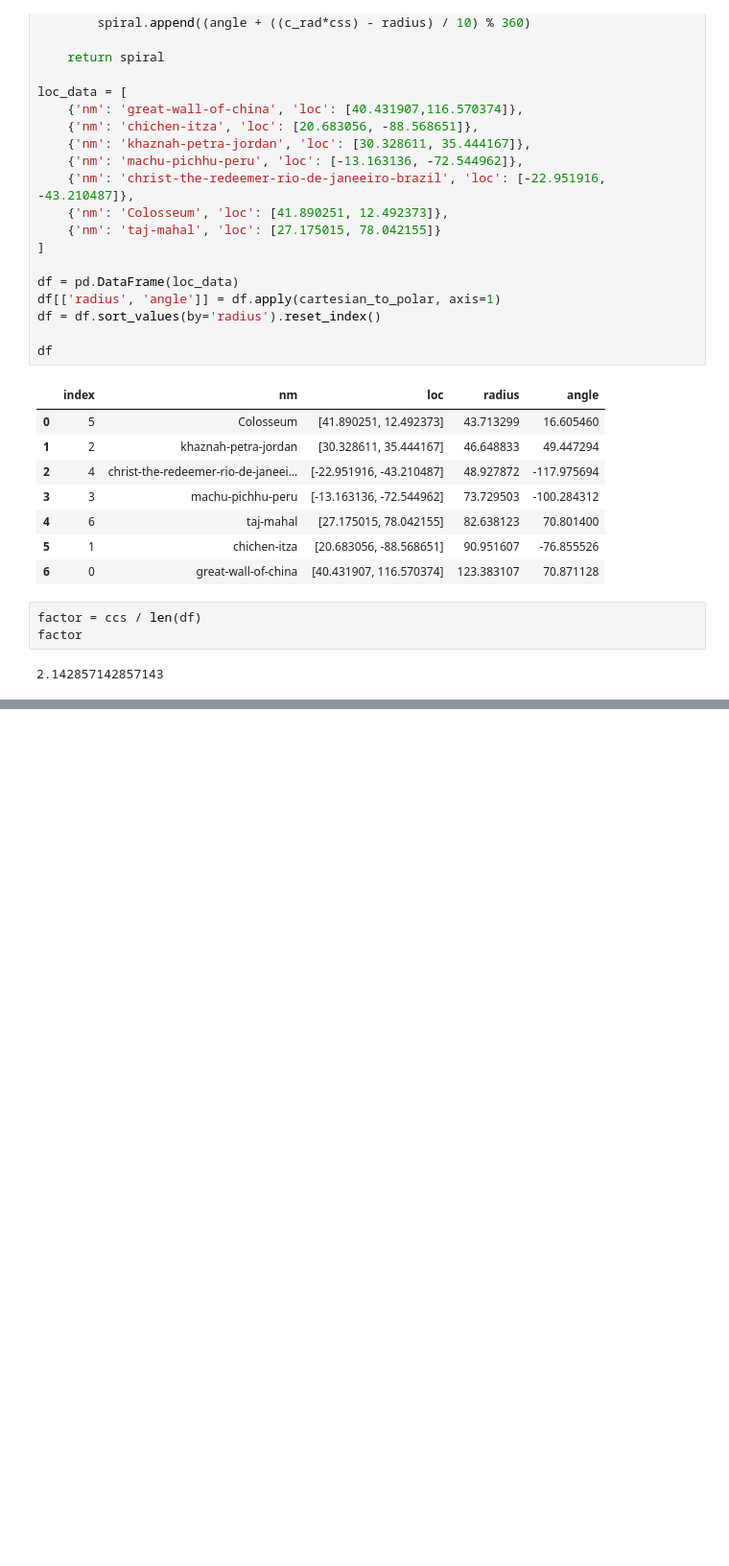
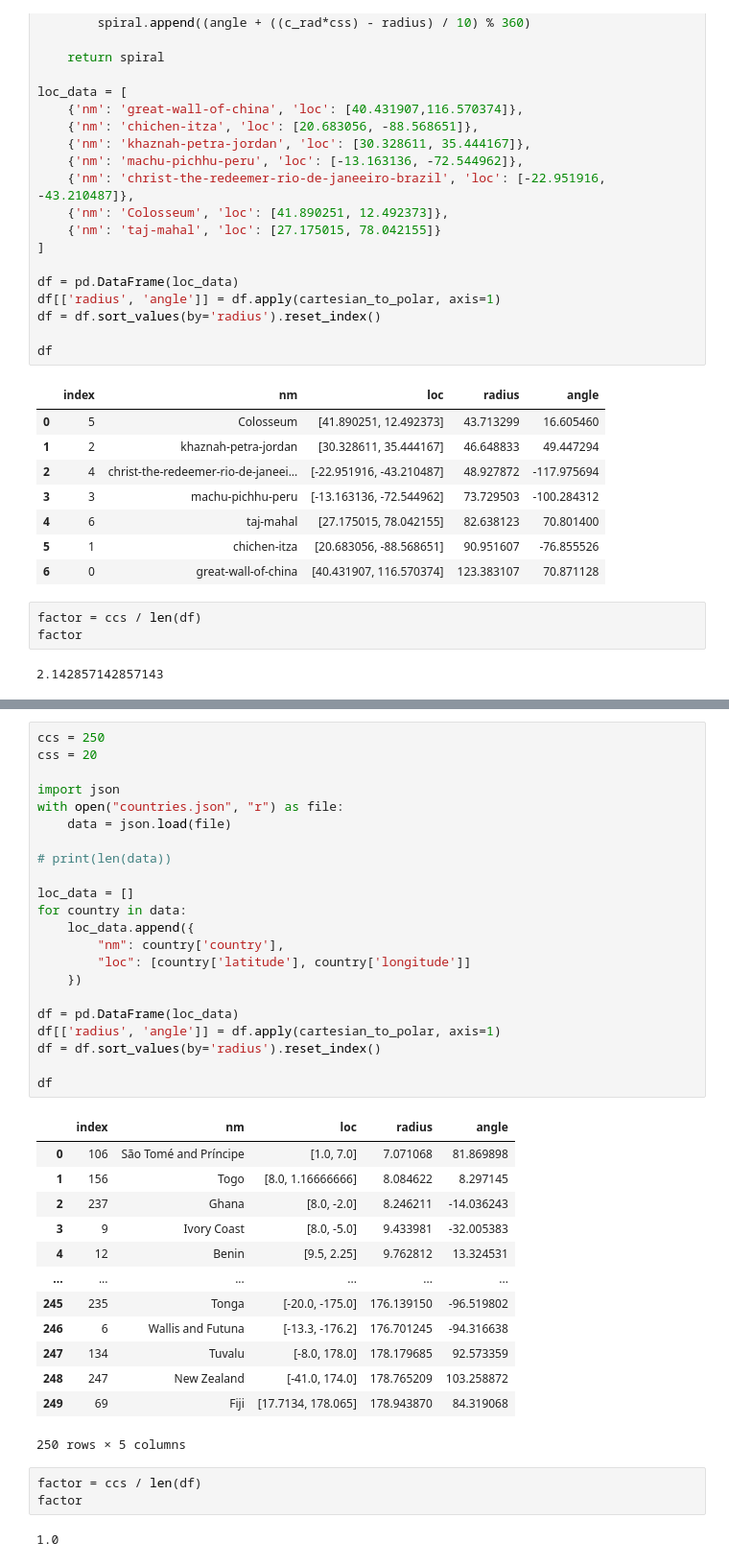
Before and after one commit to Palani-SN/Computational-Art, a Jupyter notebook: demo.ipynb, the cells around one changed output, grey strips where cells are left out. Shown at 96% size. Saved outputs shown, nothing was run; the diff lists cells and outputs as text; blank space fills up the shorter version.

```diff
--- a/demo.ipynb
+++ b/demo.ipynb
@@ -76 +84,42 @@ plt.show()
 [figure]
+# %%
+ccs = 250
+css = 20
+
+import json
+with open("countries.json", "r") as file:
+    data = json.load(file)
+
+# print(len(data))
+
+loc_data = []
+for country in data:
+    loc_data.append({
+        "nm": country['country'],
+        "loc": [country['latitude'], country['longitude']]
+    })
+
+df = pd.DataFrame(loc_data)
+df[['radius', 'angle']] = df.apply(cartesian_to_polar, axis=1)
+df = df.sort_values(by='radius').reset_index()
+
+df
+# %% [output]
+|  | index | nm | loc | radius | angle |
+| 0 | 106 | São Tomé and Príncipe | [1.0, 7.0] | 7.071068 | 81.869898 |
+| 1 | 156 | Togo | [8.0, 1.16666666] | 8.084622 | 8.297145 |
+| 2 | 237 | Ghana | [8.0, -2.0] | 8.246211 | -14.036243 |
+| 3 | 9 | Ivory Coast | [8.0, -5.0] | 9.433981 | -32.005383 |
+| 4 | 12 | Benin | [9.5, 2.25] | 9.762812 | 13.324531 |
+| ... | ... | ... | ... | ... | ... |
+| 245 | 235 | Tonga | [-20.0, -175.0] | 176.139150 | -96.519802 |
+| 246 | 6 | Wallis and Futuna | [-13.3, -176.2] | 176.701245 | -94.316638 |
+| 247 | 134 | Tuvalu | [-8.0, 178.0] | 178.179685 | 92.573359 |
+| 248 | 247 | New Zealand | [-41.0, 174.0] | 178.765209 | 103.258872 |
+| 249 | 69 | Fiji | [17.7134, 178.065] | 178.943870 | 84.319068 |
+250 rows × 5 columns
+# %%
+factor = ccs / len(df)
+factor
+# %% [output]
+1.0
```
Also changed, not shown: parts of 2 cells of this notebook, 1 other file.
